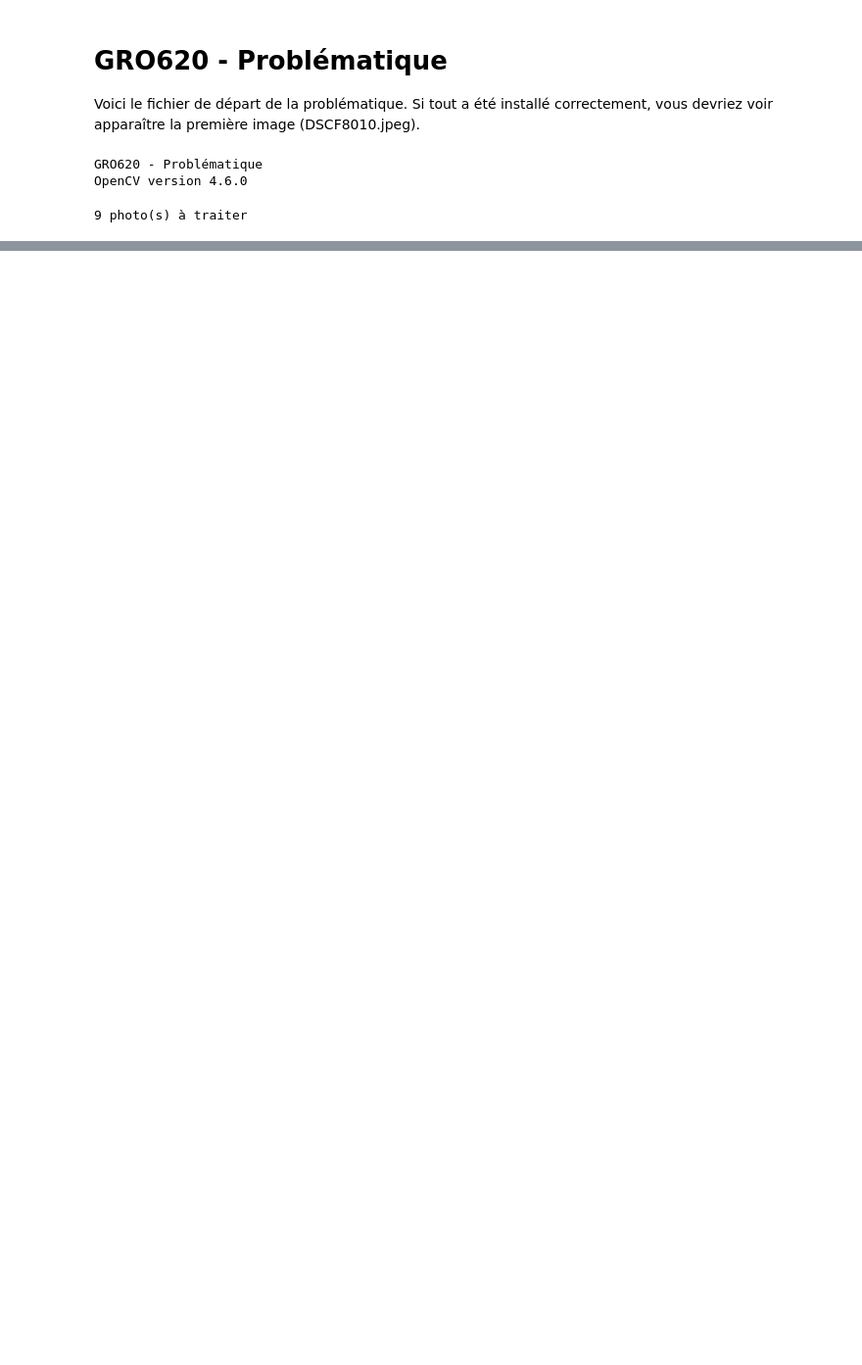
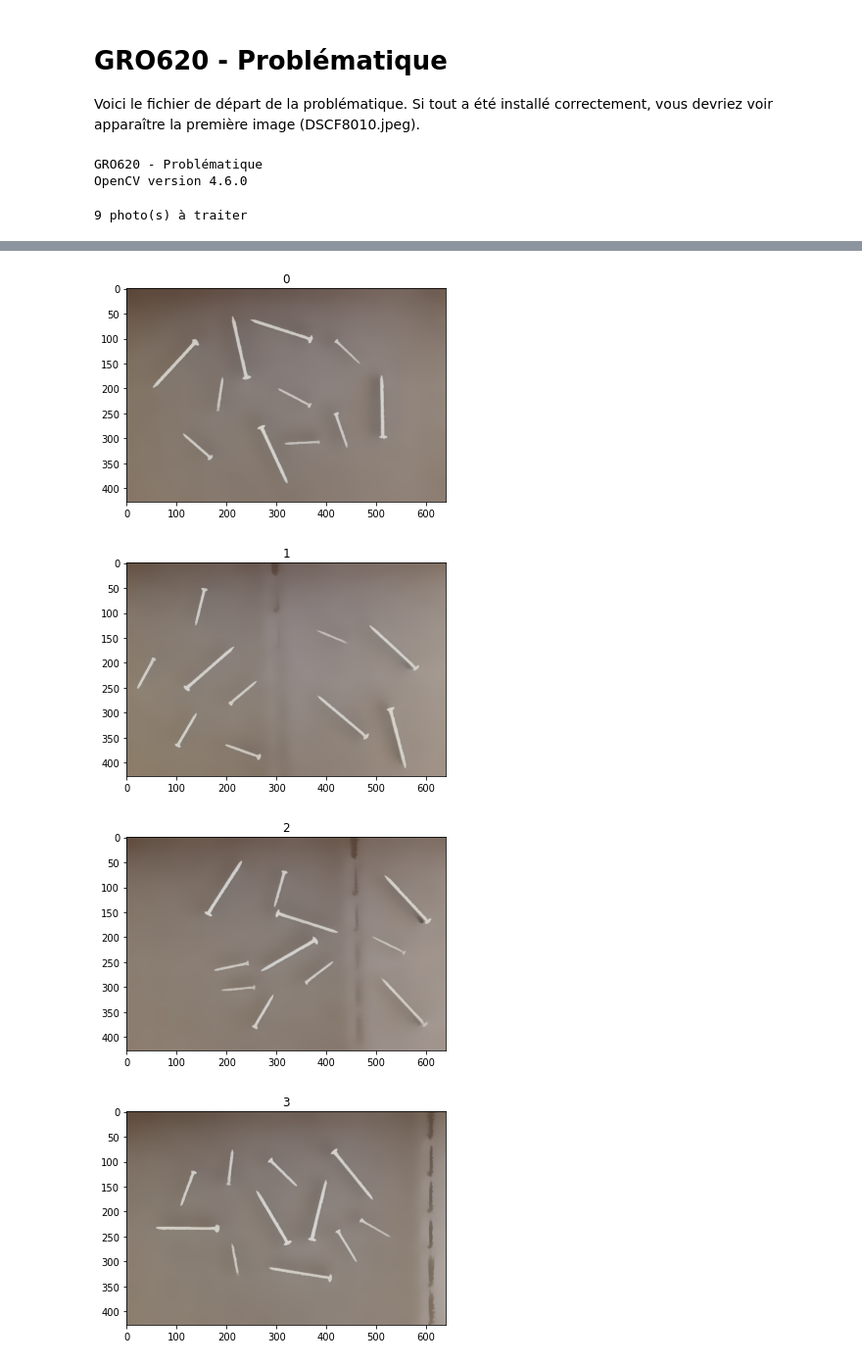
Before and after one commit to AnthonyBreton/GRO620-Vision, a Jupyter notebook: prob.ipynb, the cells around one changed output, grey strips where cells are left out. Shown at 98% size. Drawn from its saved outputs; the diff is of its cells as text; code cells hidden in the pictures; blank space fills up the shorter version.

```diff
--- a/prob.ipynb
+++ b/prob.ipynb
@@ -49,0 +78,16 @@ plt.imshow(images[0])
+# %%
+images_filtered = []
+for index in range(image_amount):
+    images_filtered.append(images_blured[index].copy())
+
+    for iteration in range(3):
+        images_filtered[index] = cv2.bilateralFilter(images_filtered[index], 30, 55, 50)
+
+    plt.figure()
+    plt.imshow(images_filtered[index], cmap="gray")
+    plt.title(index)
+# %% [output]
+[figure, added]
+[figure, added]
+[figure, added]
+[figure, added]
```
Also changed, not shown: parts of 20 cells of this notebook, 3 other files.
